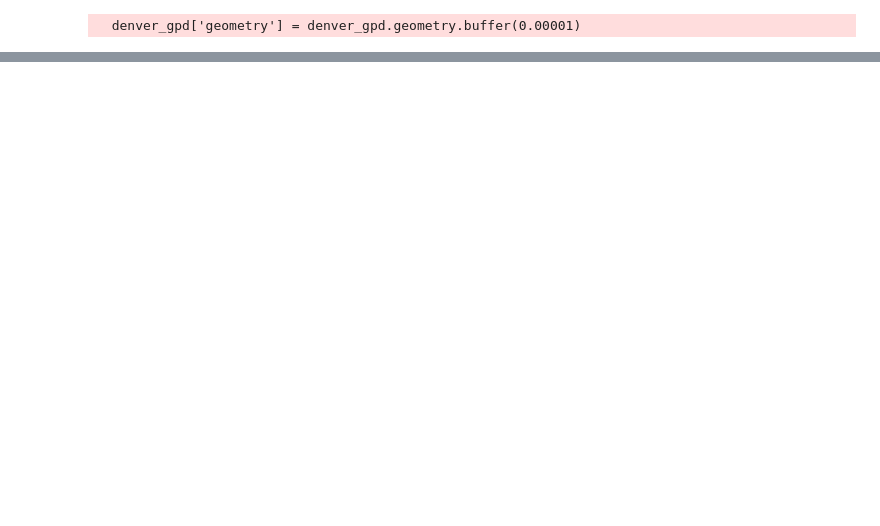
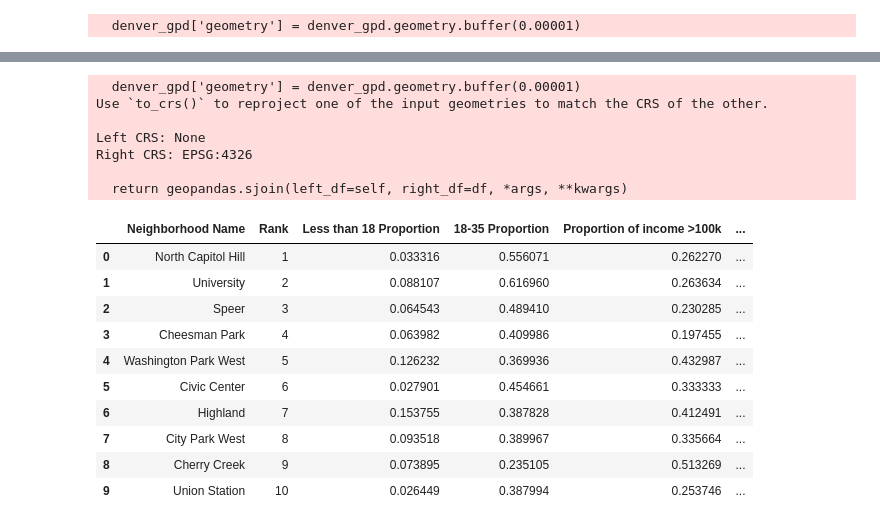
Before and after one commit to Swellisgood/data-virtuoso-python, a Jupyter notebook: coffeeshop/where_to_open_coffeeshop.ipynb, the cells around one changed output, grey strips where cells are left out. Saved outputs shown, nothing was run; the diff lists cells and outputs as text; code cells hidden in the pictures; blank space fills up the shorter version.

Commit message:
additional data manipulation : need to fix NaN

```diff
--- a/coffeeshop/where_to_open_coffeeshop.ipynb
+++ b/coffeeshop/where_to_open_coffeeshop.ipynb
@@ -193,0 +311,69 @@ ValueError: cannot convert float NaN to integer
+# %%
+# 25% and median
+top_neighbors = census_neighbors[(census_neighbors['AGE_LESS_18_prop'] < 0.19) &
+                (census_neighbors['NUM_HHLD_100K_prop'] >= 0.15) &
+                (census_neighbors['density_scaled'] >= 0.19) &
+                ((census_neighbors['AGE_18_TO_34_prop'] >= 0.28) |
+                (census_neighbors['NUM_HHLD_100K_prop'] >= 0.25) |
+                (census_neighbors['density_scaled'] >= 0.28))]\
+                [['NBHD_NAME', 'AGE_LESS_18_prop','AGE_18_TO_34_prop', 'NUM_HHLD_100K_prop', 'density_scaled']]\
+    .sort_values(by='AGE_18_TO_34_prop', ascending=False)
+
+#top_neighbors['average'] = top_neighbors.mean(axis=1)
+top_neighbors['average'] = ((1 - top_neighbors['AGE_LESS_18_prop']) +
+                           2 * top_neighbors['AGE_18_TO_34_prop'] +
+                           2 * top_neighbors['NUM_HHLD_100K_prop'] +
+                           top_neighbors['density_scaled']) / 8
+top_neighbors['rank'] = top_neighbors['average'].rank(ascending=False).astype('int')
+top_neighbors.drop(columns=['average'], inplace=True)
+top_quartile = top_neighbors.sort_values(by='rank', ascending=True)
+
+denver_gpd = gpd.GeoDataFrame(
+    denver, geometry=gpd.points_from_xy(denver['Longitude'], denver['Latitude']))
+
+denver_gpd['geometry'] = denver_gpd.geometry.buffer(0.00001)
+denver_gpd.crs = "EPSG:4326"
+denver_4326 = denver_gpd.to_crs(epsg = 4326)
+
+denver_neighbors = neighborhoods.sjoin(denver_4326, how='left')
+denver_neighbors.dropna(subset=['Longitude'], inplace=True)
+
+starbucks_neighborhood_count = \
+    denver_neighbors['NBHD_NAME'].value_counts().to_frame('Starbuck Branches')
+
+starbucks_neighborhood_table = starbucks_neighborhood_count.reset_index()
+starbucks_neighborhood_table.rename(columns={'index':'NBHD_NAME'}, inplace=True)
+top = top_quartile.merge(starbucks_neighborhood_table, how='left', on='NBHD_NAME').fillna(0)
+
+top.rename(columns= {'NBHD_NAME':'Neighborhood Name',
+                             'AGE_LESS_18_prop':'Less than 18 Proportion',
+                             'AGE_18_TO_34_prop':'18-35 Proportion',
+                             'NUM_HHLD_100K_prop':'Proportion of income >100k',
+                             'density_scaled':'Scaled Density',
+                             'rank':'Rank'}, inplace=True)
+top['Starbuck Branches'] = top['Starbuck Branches'].astype('int')
+
+top10 = top[['Neighborhood Name', 'Rank', 'Less than 18 Proportion', '18-35 Proportion',
+    'Proportion of income >100k', 'Scaled Density', 'Starbuck Branches']].copy().head(10)
+
+top10.style.background_gradient(subset=['Less than 18 Proportion','18-35 Proportion',
+                                               'Proportion of income >100k', 'Scaled Density'], cmap='coolwarm_r')
+# %% [output]
+  denver_gpd['geometry'] = denver_gpd.geometry.buffer(0.00001)
+Use `to_crs()` to reproject one of the input geometries to match the CRS of the other.
+
+Left CRS: None
+Right CRS: EPSG:4326
+
+  return geopandas.sjoin(left_df=self, right_df=df, *args, **kwargs)
+|  | Neighborhood Name | Rank | Less than 18 Proportion | 18-35 Proportion | Proportion of income >100k | ... |
+| 0 | North Capitol Hill | 1 | 0.033316 | 0.556071 | 0.262270 | ... |
+| 1 | University | 2 | 0.088107 | 0.616960 | 0.263634 | ... |
+| 2 | Speer | 3 | 0.064543 | 0.489410 | 0.230285 | ... |
+| 3 | Cheesman Park | 4 | 0.063982 | 0.409986 | 0.197455 | ... |
+| 4 | Washington Park West | 5 | 0.126232 | 0.369936 | 0.432987 | ... |
+| 5 | Civic Center | 6 | 0.027901 | 0.454661 | 0.333333 | ... |
+| 6 | Highland | 7 | 0.153755 | 0.387828 | 0.412491 | ... |
+| 7 | City Park West | 8 | 0.093518 | 0.389967 | 0.335664 | ... |
+| 8 | Cherry Creek | 9 | 0.073895 | 0.235105 | 0.513269 | ... |
+| 9 | Union Station | 10 | 0.026449 | 0.387994 | 0.253746 | ... |
```
Also changed, not shown: parts of 21 cells of this notebook.
